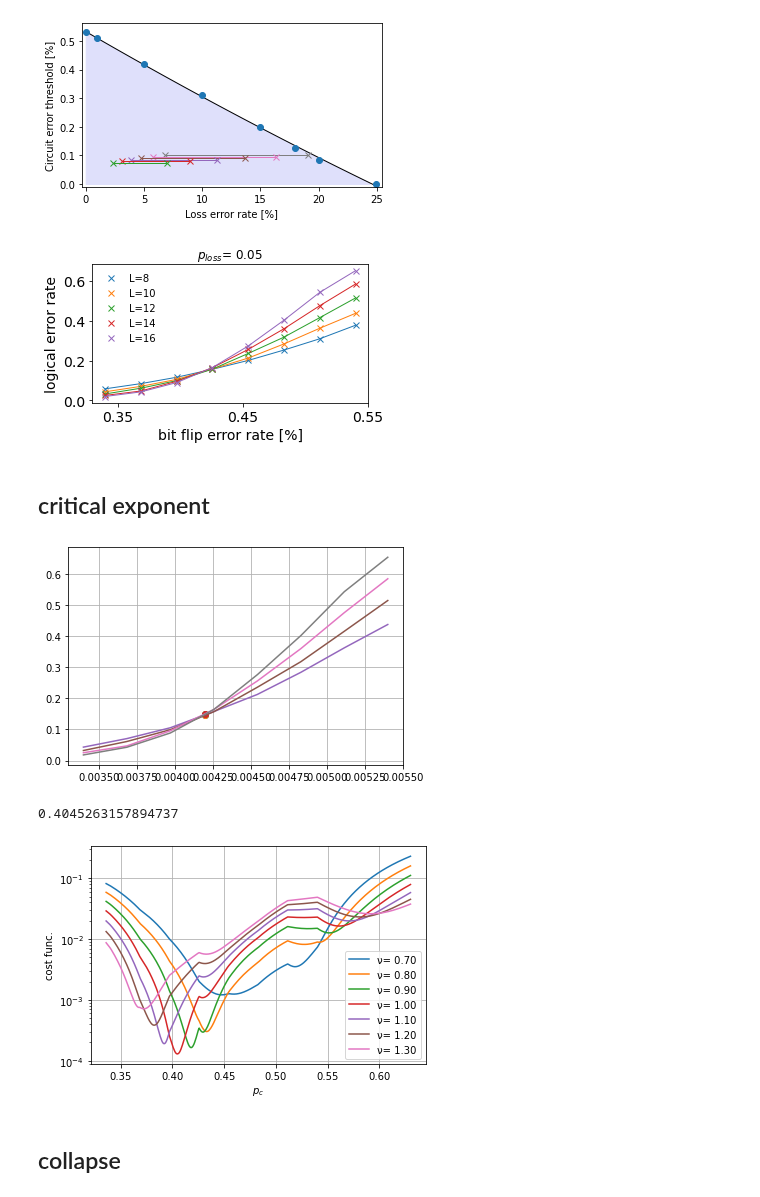
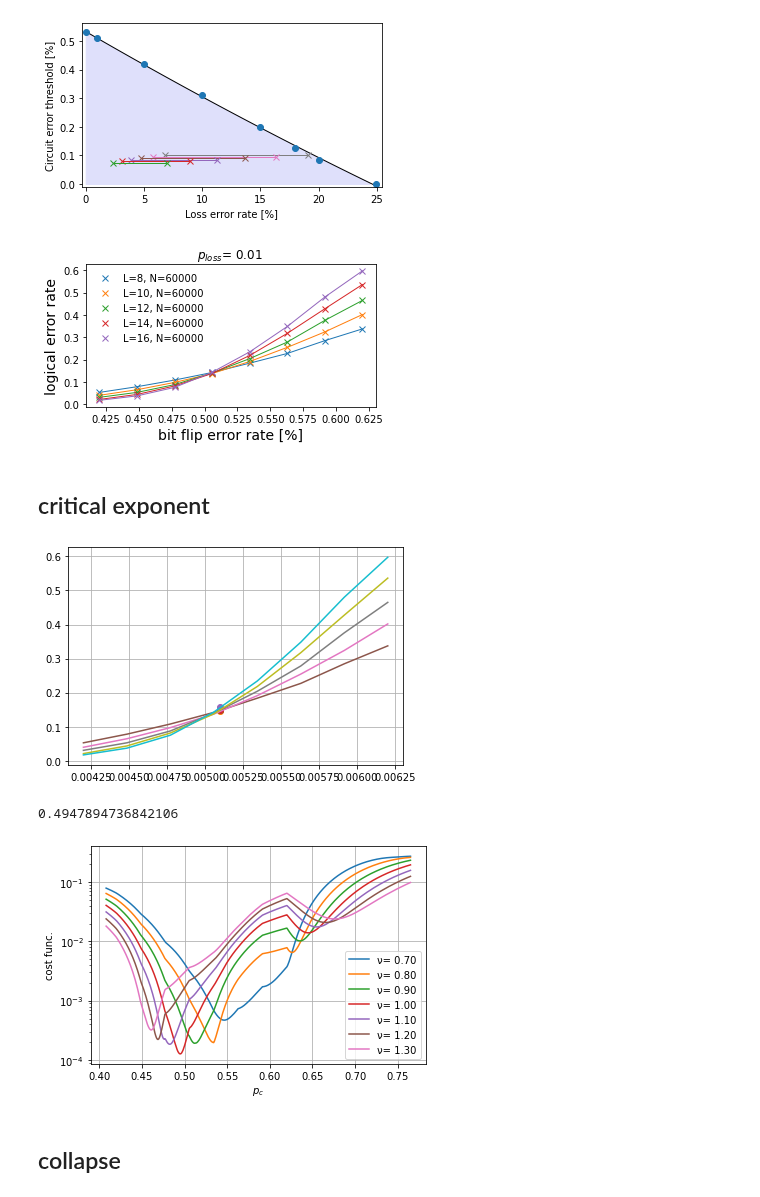
Before and after one commit to hassan-shap/quantum-emitter, a Jupyter notebook: pp_threshold_qdot.ipynb, the cells around one changed output. Saved outputs shown, nothing was run; the diff lists cells and outputs as text; code cells hidden in the pictures.

```diff
--- a/pp_threshold_qdot.ipynb
+++ b/pp_threshold_qdot.ipynb
@@ -379,7 +379,7 @@ plt.show()
 ### 0.2 loss
 repeat = 60
 L_list = [8,10,12,14,16]
-prob_l = 0.05
+prob_l = 0.01
 
 plt.figure(1,figsize=(5,3))
 for i_L, L in enumerate(L_list):
@@ -421,15 +421,15 @@ for i_L, L in enumerate(L_list):
         failure_ratio = fail_prob_avg/Ntot
         loss_ratio = loss_prob_avg/Ntot
         plt.plot(100*p1_list,failure_ratio,"-", color="C%d" % (i_L), linewidth=1 )
-        # plt.plot(100*p1_list,failure_ratio,"x", color="C%d" % (i_L), label="L=%d, N=%d" % (L,Ntot))
-        plt.plot(100*p1_list,failure_ratio,"x", color="C%d" % (i_L), label="L=%d" % L)
+        plt.plot(100*p1_list,failure_ratio,"x", color="C%d" % (i_L), label="L=%d, N=%d" % (L,Ntot))
+        # plt.plot(100*p1_list,failure_ratio,"x", color="C%d" % (i_L), label="L=%d" % L)
 
 plt.legend(frameon=False,scatterpoints=1)
 plt.title(r"$p_{loss} $= %.2f " % (prob_l))
 fsize = 14
 
-plt.xticks(np.arange(0.35,0.55,0.1),fontsize=fsize)
-plt.yticks(np.arange(0.0,0.61,0.2),fontsize=fsize)
+# plt.xticks(np.arange(0.35,0.55,0.1),fontsize=fsize)
+# plt.yticks(np.arange(0.0,0.61,0.2),fontsize=fsize)
 
 # plt.ylim([0.0,0.4])
 # plt.yscale("log")
@@ -437,18 +437,18 @@ plt.yticks(np.arange(0.0,0.61,0.2),fontsize=fsize)
 plt.xlabel("bit flip error rate [%]",fontsize=fsize)
 plt.ylabel("logical error rate",fontsize=fsize)
 plt.tight_layout()
-plt.savefig("figs/qdot_loss_%.2f_threshold.pdf" % (prob_l))
+# plt.savefig("figs/qdot_loss_%.2f_threshold.pdf" % (prob_l))
 plt.show()
 # %% [output]
-[figure, old version]
+[figure, new version]
 # %% [markdown]
 ## critical exponent
 # %%
 ### loading data
 repeat = 60
-L_list = [10,12,14,16]
+L_list = [8,10,12,14,16]
 # L_list = [6,8,10] # [10,12,14,16]#
-prob_l = 0.05
+prob_l = 0.01
 
 p_loss = np.array([0,0.01,0.05,0.1,0.15,0.18,0.2,0.249])
 p_th = np.array([0.00525,0.0051,0.0042,0.003,0.00188,0.00125,0.0008,0])
@@ -475,34 +475,34 @@ for i_L, L in enumerate(L_list):
     # for i_rep in range(repeat):
     #     fname = "data_loss_qdot/" + "p1_eq_p2_p_%.2f_L_%d_i_%d_new2.npz" % (prob_l,L,i_rep)
     #     if os.path.exists(fname):
     #         npz_file = np.load(fname)
     #         p1_list, loss_prob, fail_prob_z, Nrep_loss, Nrep_flip = npz_file['p1_list'], npz_file['loss_prob'], npz_file['fail_prob_z'], npz_file['Nrep_loss'], npz_file['Nrep_flip']
     #         if first :
     #             first = False
     #             fail_prob_avg = np.zeros(len(p1_list))
     #             loss_prob_avg = 0
     #             Ntot_loss = 0
     #             Ntot_flip = 0
     #             Ntot = 0
     #         fail_prob_avg += (fail_prob_z+loss_prob)
     #         loss_prob_avg += loss_prob
     #         Ntot += Nrep_loss#*(Nrep_loss-loss_prob)+loss_prob
     if not first:
         failure_ratio_tot[i_L,:]=(fail_prob_avg/Ntot)
         # plt.plot(p1_list,failure_ratio_tot[i_L,:],".-", color="C%d" % (i_L), label="L=%d, N=%d" % (L,Ntot))
 
 plt.figure()
 Svals = np.copy(failure_ratio_tot)
 
 for i_L, L in enumerate(L_list):
     fc = np.interp(pc0,p1_list,Svals[i_L,:])
     # Svals[i_L,:] -= fc
     plt.plot(pc0,fc,"o")
 plt.plot(p1_list,failure_ratio_tot.T)
 plt.grid()
 plt.show()
 # %% [output]
-[figure, old version]
+[figure, new version]
 # %%
 ## tuning pc
 ############
@@ -541,8 +541,8 @@ plt.show()
 
 # [0.295-0.314,0.195,0.08-0.09]
 # %% [output]
-0.4045263157894737
+0.4947894736842106
-[figure, old version]
+[figure, new version]
 # %% [markdown]
 ## collapse
 # %%
```
Also changed, not shown: parts of 2 cells of this notebook, 24 other files.
